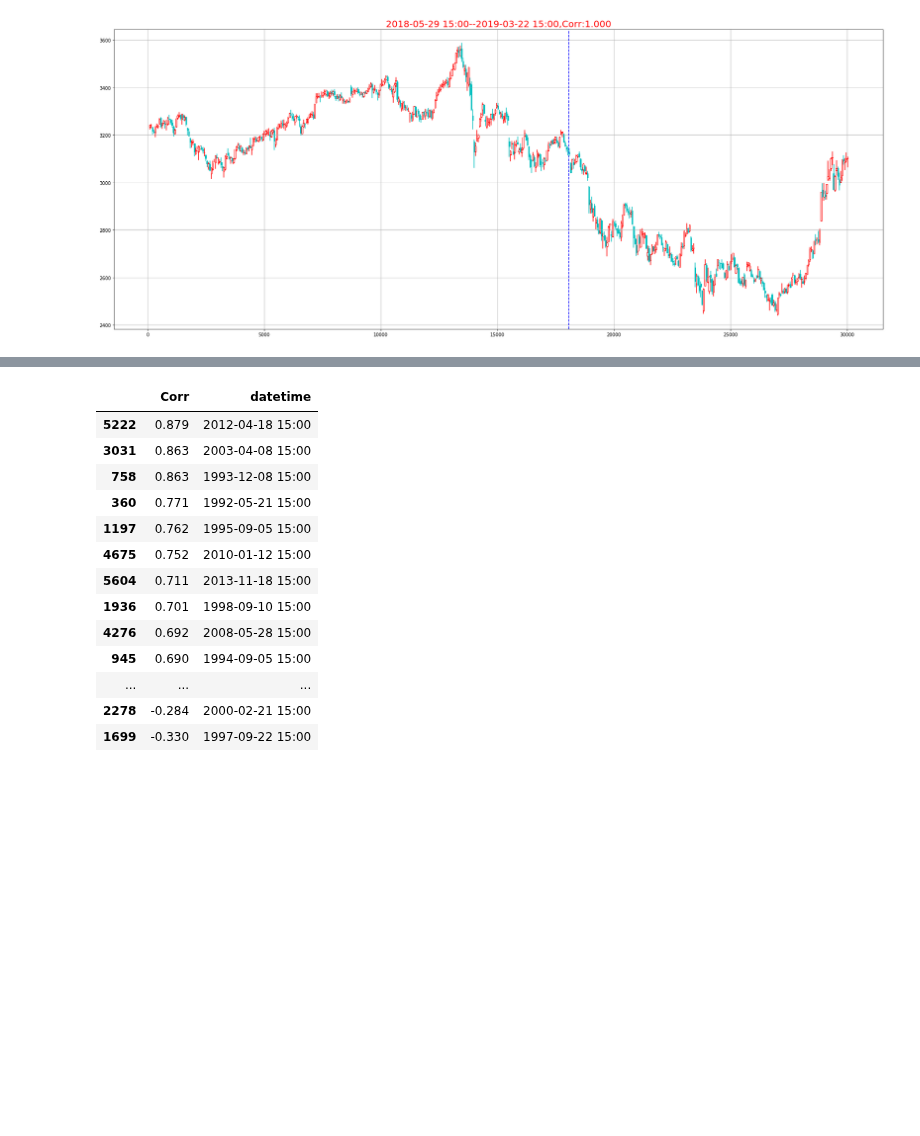
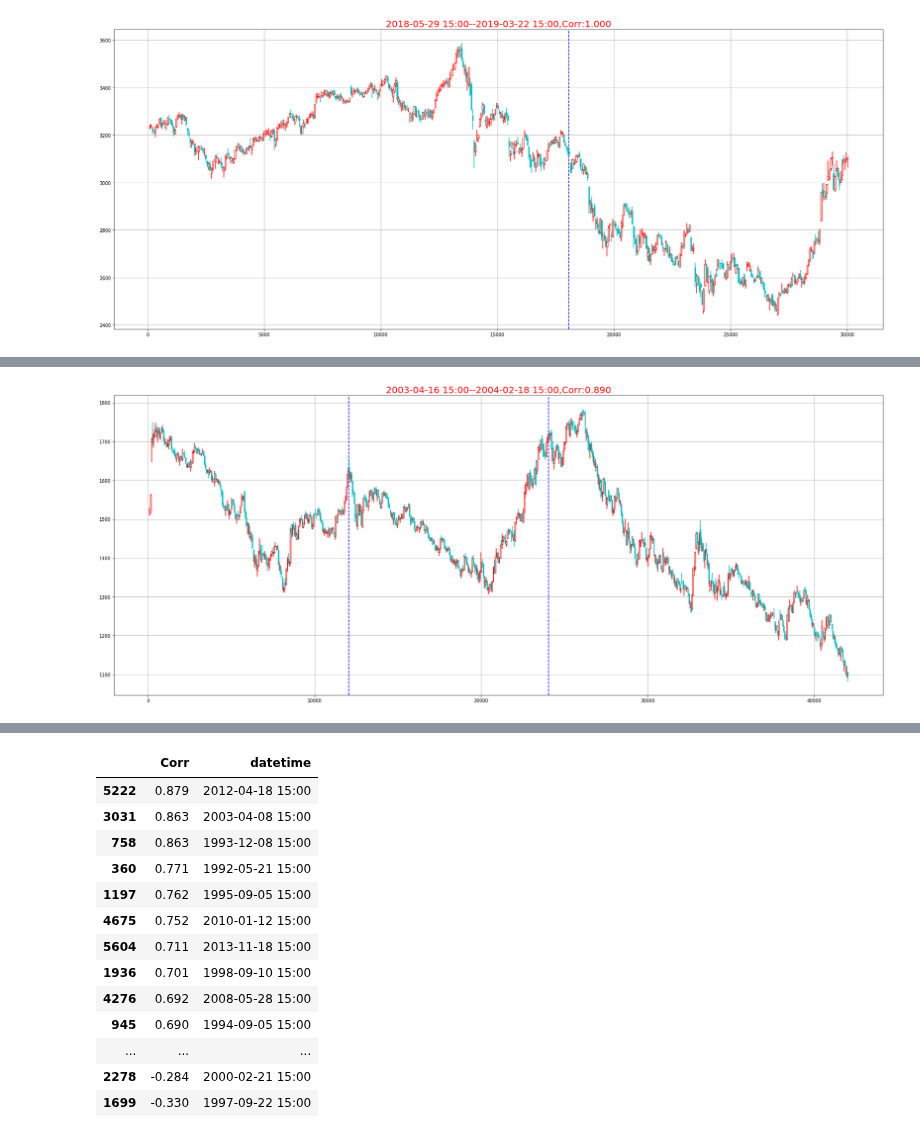
Before and after one commit to che7611/test2, a Jupyter notebook: tdx.ipynb, the cells around one changed output, grey strips where cells are left out. Cells and saved outputs as stored; diff of their text form; code cells hidden in the pictures; blank space fills up the shorter version.

```diff
--- a/tdx.ipynb
+++ b/tdx.ipynb
@@ -443 +420,5 @@ NameError: name 'sa' is not defined
+# %%
+sa.DrawNo(0,200,300)
+# %% [output]
+[figure, added]
 # %%
```
Also changed, not shown: parts of 9 cells of this notebook, 3 other files.
